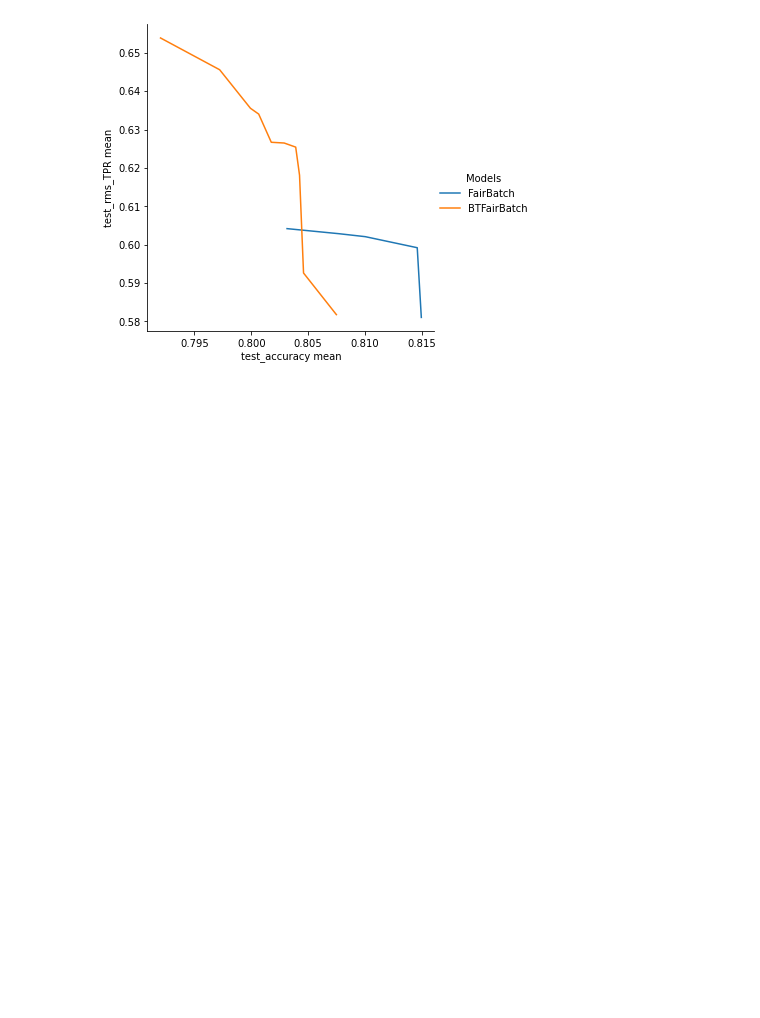
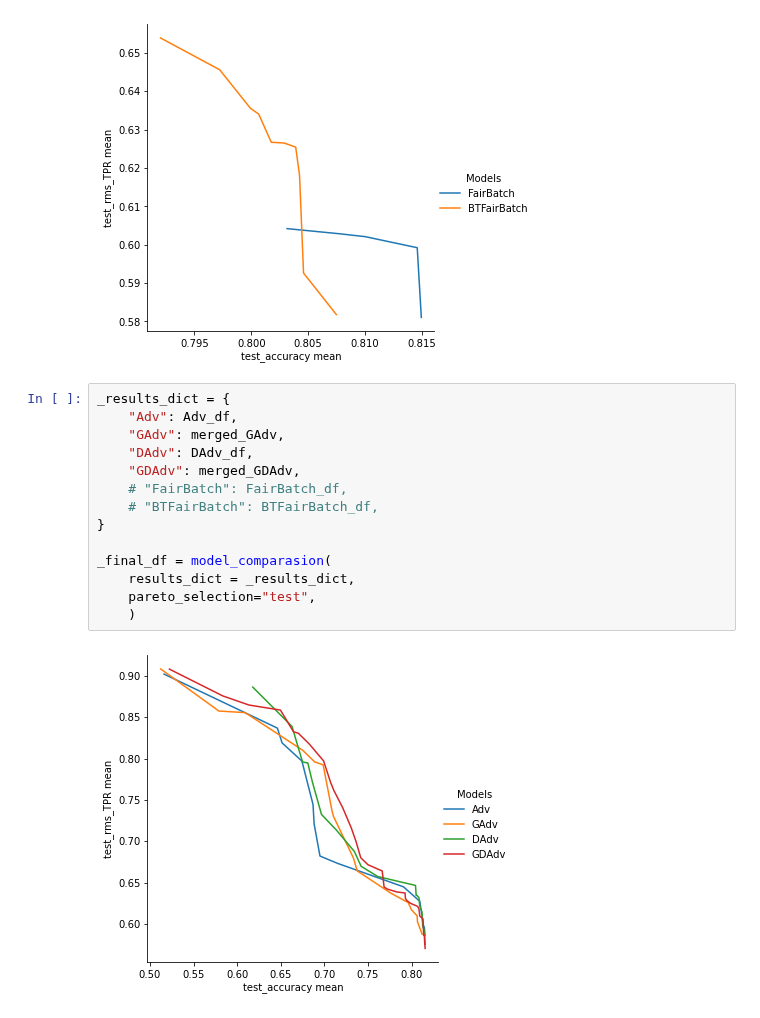
Before and after one commit to Libr-AI/fairlib, a Jupyter notebook: analysis/Bios_both_model_selection.ipynb, the cells around one changed output. Saved outputs shown, nothing was run; the diff lists cells and outputs as text; blank space fills up the shorter version.

```diff
--- a/analysis/Bios_both_model_selection.ipynb
+++ b/analysis/Bios_both_model_selection.ipynb
@@ -266,3 +266,19 @@ _final_df = model_comparasion(
     )
 # %% [output]
 [figure]
+# %%
+_results_dict = {
+    "Adv": Adv_df,
+    "GAdv": merged_GAdv,
+    "DAdv": DAdv_df,
+    "GDAdv": merged_GDAdv,
+    # "FairBatch": FairBatch_df,
+    # "BTFairBatch": BTFairBatch_df,
+}
+
+_final_df = model_comparasion(
+    results_dict = _results_dict,
+    pareto_selection="test",
+    )
+# %% [output]
+[figure, added]
```
